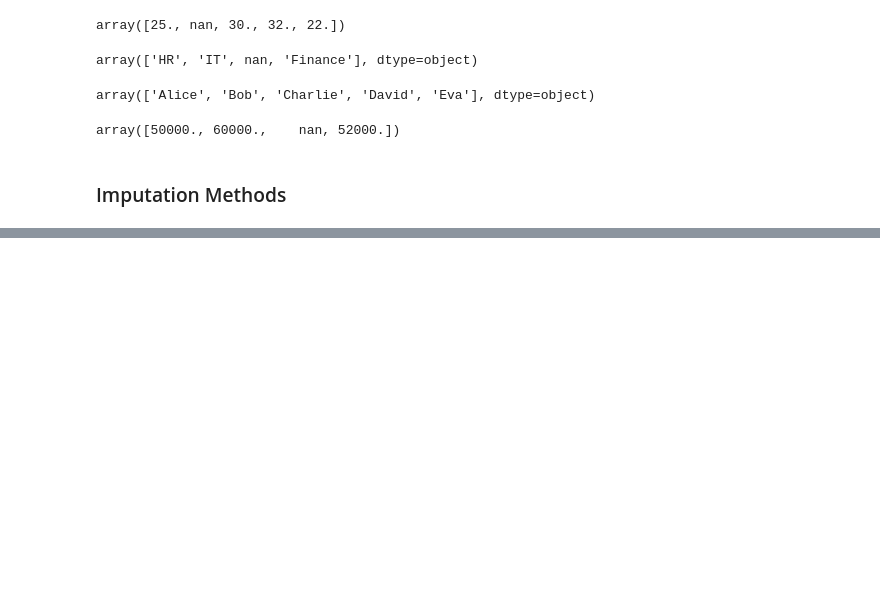
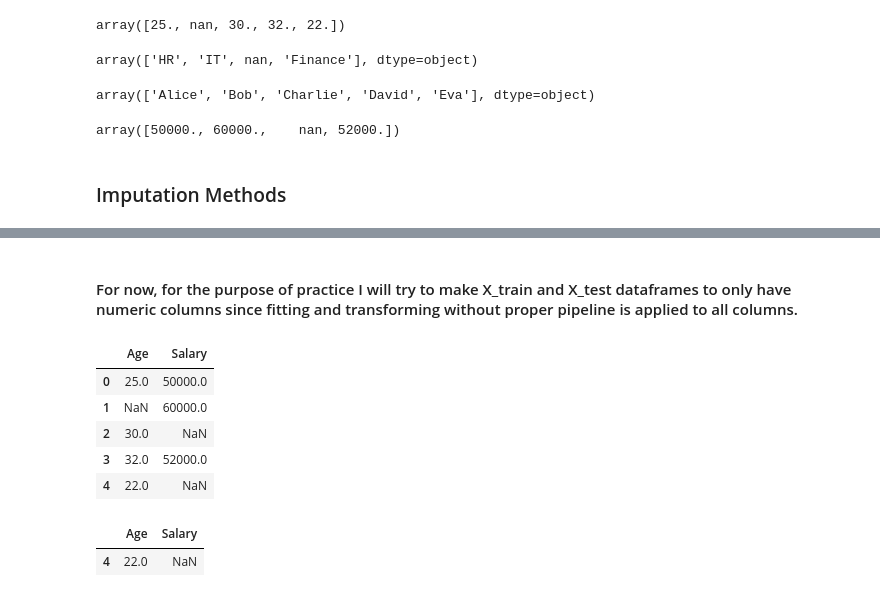
Before and after one commit to AliyarBhos/data-science-journey, a Jupyter notebook: 05_regression/02_regression_data_preparation/02_missing_values.ipynb, the cells around one changed output, grey strips where cells are left out. Cells and saved outputs as stored; diff of their text form; code cells hidden in the pictures; blank space fills up the shorter version.

```diff
--- a/05_regression/02_regression_data_preparation/02_missing_values.ipynb
+++ b/05_regression/02_regression_data_preparation/02_missing_values.ipynb
@@ -182,0 +307,19 @@ array([50000., 60000.,    nan, 52000.])
+# %% [markdown]
+#### For now, for the purpose of practice I will try to make X_train and X_test dataframes to only have numeric columns since fitting and transforming without proper pipeline is applied to all columns.
+# %%
+X_train = df.loc[:4].drop(['Name', 'Department'], axis=1)
+X_test = df.loc[4].to_frame().T.drop(['Name', 'Department'], axis=1)
+# %%
+X_train
+# %% [output]
+|  | Age | Salary |
+| 0 | 25.0 | 50000.0 |
+| 1 | NaN | 60000.0 |
+| 2 | 30.0 | NaN |
+| 3 | 32.0 | 52000.0 |
+| 4 | 22.0 | NaN |
+# %%
+X_test
+# %% [output]
+|  | Age | Salary |
+| 4 | 22.0 | NaN |
```
Also changed, not shown: parts of 24 cells of this notebook.
